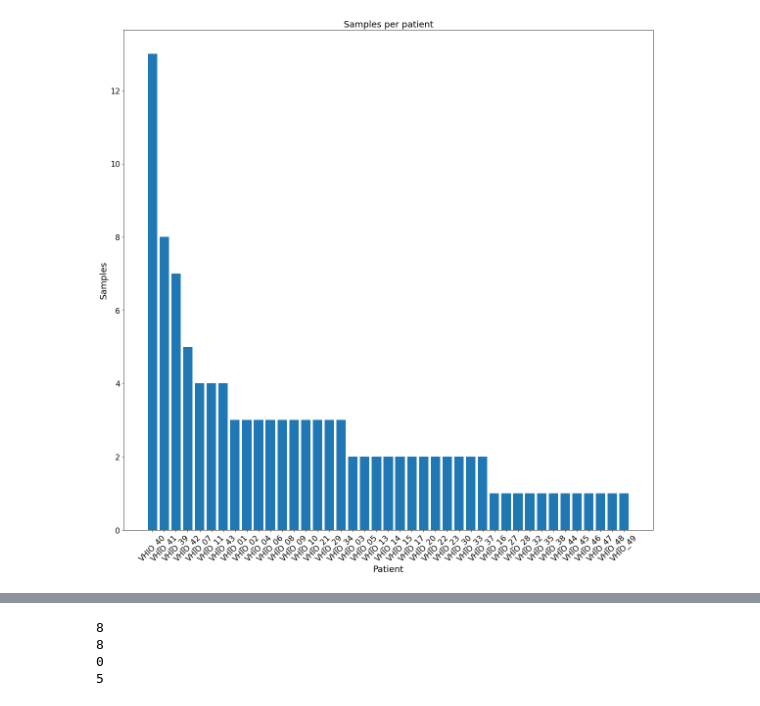
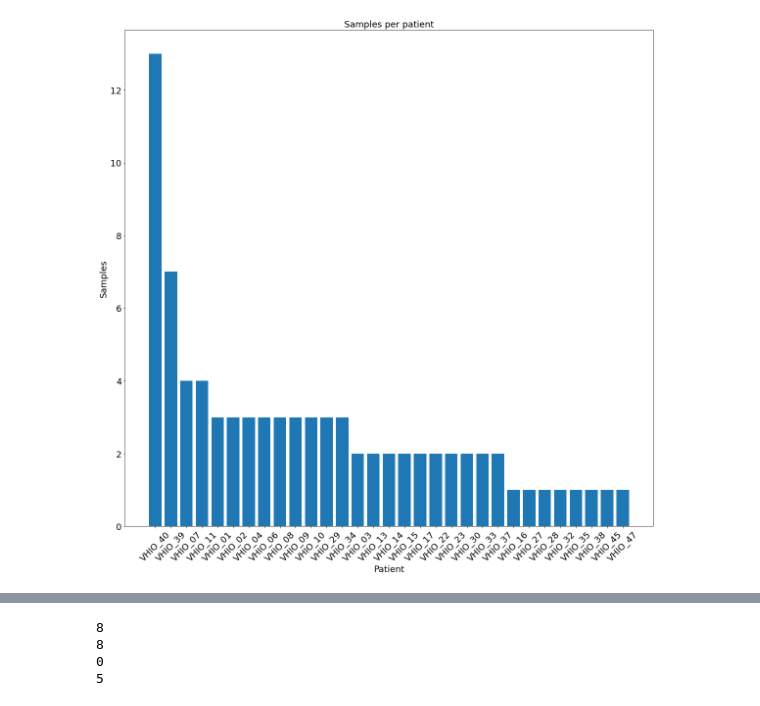
Before and after one commit to jfnavarro/scitron, a Jupyter notebook: analysis_general.ipynb, the cells around one changed output, grey strips where cells are left out. Saved outputs shown, nothing was run; the diff lists cells and outputs as text; code cells hidden in the pictures.

```diff
--- a/analysis_general.ipynb
+++ b/analysis_general.ipynb
@@ -31,9 +33,14 @@ print(len(set(metasamples[metasamples['SAMPLE_TYPE'] == 'tumor']['SAMPLE_ID'])))
 31
 # %%
 metasamples = metasamples[~metasamples['PATIENT_ID'].isin(['VHIO_XX1', 'VHIO_XX2',
-                                                          'VHIO_XX3', 'VHIO_XX4',
-                                                          'VHIO_XX5', 'VHIO_XX6',
-                                                          'VHIO_XX7'])]
+                                                           'VHIO_XX3', 'VHIO_XX4',
+                                                           'VHIO_XX5', 'VHIO_XX6',
+                                                           'VHIO_XX7', 'VHIO_XX8',
+                                                           'VHIO_20', 'VHIO_41',
+                                                           'VHIO_42', 'VHIO_43',
+                                                           'VHIO_44', 'VHIO_46',
+                                                           'VHIO_48', 'VHIO_49',
+                                                           'VHIO_05', 'VHIO_21'])]
 SAMPLES = [x.strip() for x in metasamples['SAMPLE_ID'] + '-' + metasamples['PATIENT_ID']]
 metasamples.index = SAMPLES
 # %%
@@ -54,0 +81,12 @@ print(len(set(metasamples[metasamples['SAMPLE_TYPE'] == 'tumor']['SAMPLE_ID'])))
+# %%
+metasamples = metasamples.loc[(metasamples['SAMPLE_TYPE'] != "gDNA"), :]
+SAMPLES = metasamples.index.tolist()
+mutations = mutations.loc[:, mutations.columns[0:10].to_list() + SAMPLES]
+
+qc_stats = qc_stats.loc[metasamples['SAMPLE_ID'], :]
+qc_stats['SAMPLE_ID'] = qc_stats.index
+qc_stats.index = SAMPLES
+qc_stats['type'] = metasamples['SAMPLE_TYPE'].to_numpy()
+qc_stats['Unique Pairs'] = qc_stats['Unique Pairs'] / 1000000
+qc_stats['VAR2'] = metasamples['VAR2'].to_numpy()
+qc_stats['PATIENT_ID'] = metasamples['PATIENT_ID'].to_numpy()
@@ -55,24 +126,23 @@ print(len(set(metasamples[metasamples['SAMPLE_TYPE'] == 'tumor']['SAMPLE_ID'])))
 # %%
 import seaborn as sns
 import matplotlib.pyplot as plt
 
-sub = metasamples.loc[(metasamples['SAMPLE_TYPE'] != "gDNA"),
-                      ['PATIENT_ID', 'SAMPLE_ID']].groupby(['PATIENT_ID']).count()
+sub = metasamples.loc[:, ['PATIENT_ID', 'SAMPLE_ID']].groupby(['PATIENT_ID']).count()
 patients_samples = [(x,y) for x,y in zip(sub.index ,sub['SAMPLE_ID'])]
 patients_samples_sorted = sorted(patients_samples, key=lambda tup: tup[1], reverse=True)
 
 fig, ax = plt.subplots(figsize=(16,16))
 
 k = [x[0] for x in patients_samples_sorted]
 v = [x[1] for x in patients_samples_sorted]
 
 barlist = ax.bar(k, v)
 ax.set_xticklabels(k, fontsize=16, rotation=45)
 ax.set_xlabel('Patient', fontsize=18)
 ax.set_ylabel('Samples', fontsize=18)
 ax.set_title('Samples per patient', fontsize=18)
-ax.tick_params(axis='both', which='major', labelsize=16)
+ax.tick_params(axis='both', which='major', labelsize=18)
 fig.tight_layout()
-fig.savefig('samples_per_patient_all.png')
+fig.savefig('samples_per_patient_all.pdf', dpi=180)
 # %% [output]
-[figure, old version]
+[figure, new version]
```
Also changed, not shown: parts of 46 cells of this notebook, 8 other files.
